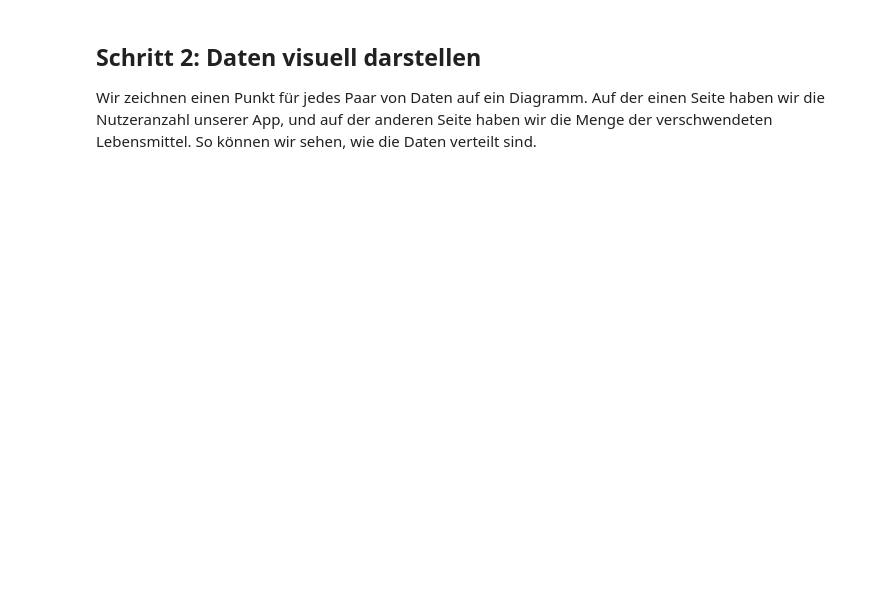
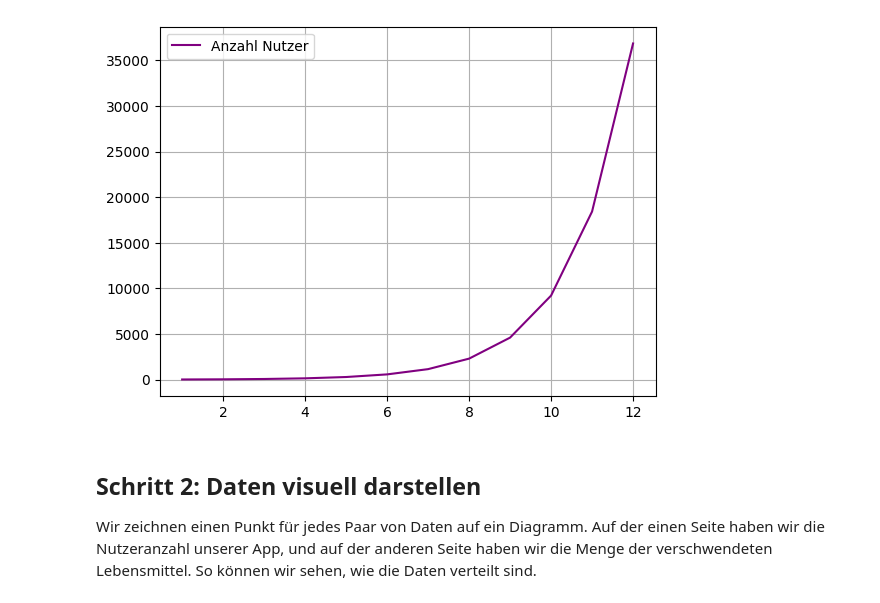
Before and after one commit to beritf-exxeta/girlsday_2024, a Jupyter notebook: Untitled.ipynb, the cells around one changed output. Drawn from its saved outputs; the diff is of its cells as text; code cells hidden in the pictures; blank space fills up the shorter version.

```diff
--- a/Untitled.ipynb
+++ b/Untitled.ipynb
@@ -23,3 +36,10 @@ tonnen_foodwaste = np.array([50, 60, 70, 80, 85, 90, 92, 94, 96, 98])
+# %%
+plt.plot(monate, anzahl_nutzer, label='Anzahl Nutzer', color='purple')
+plt.legend()
+plt.grid(True)
+plt.show()
+# %% [output]
+[figure, added]
 # %% [markdown]
 ## Schritt 2: Daten visuell darstellen
 
```
Also changed, not shown: parts of 9 cells of this notebook.
